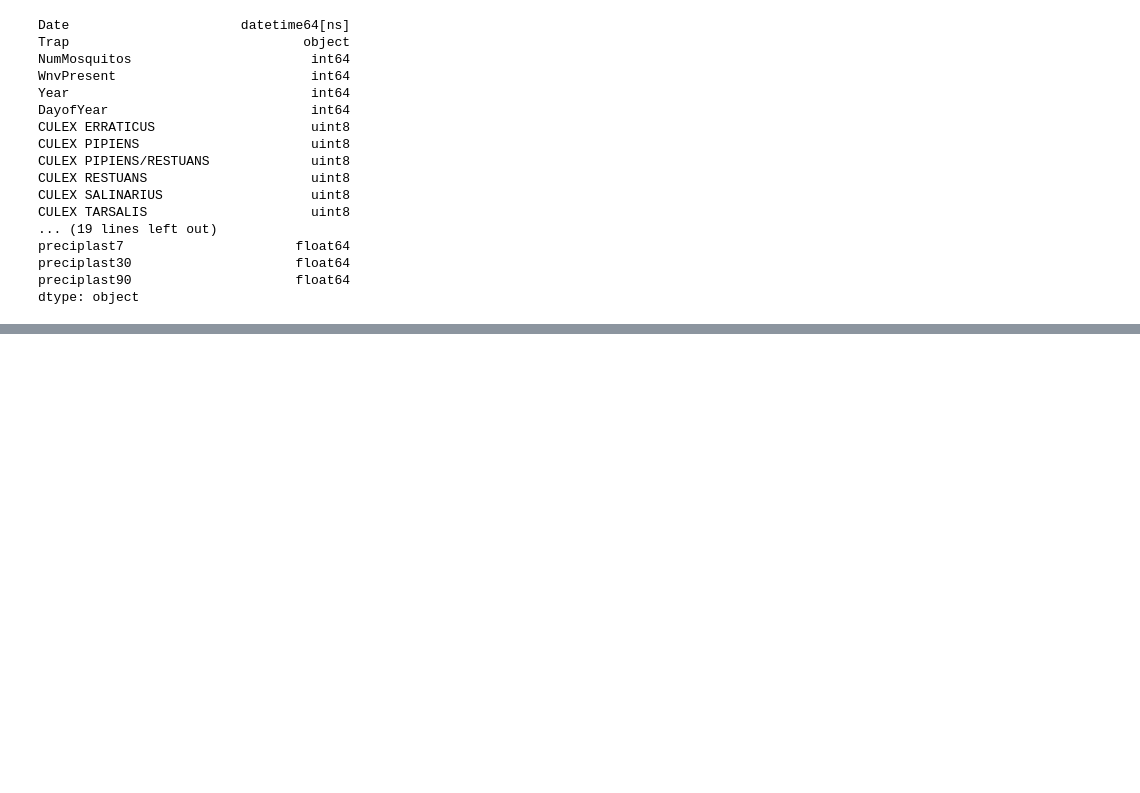
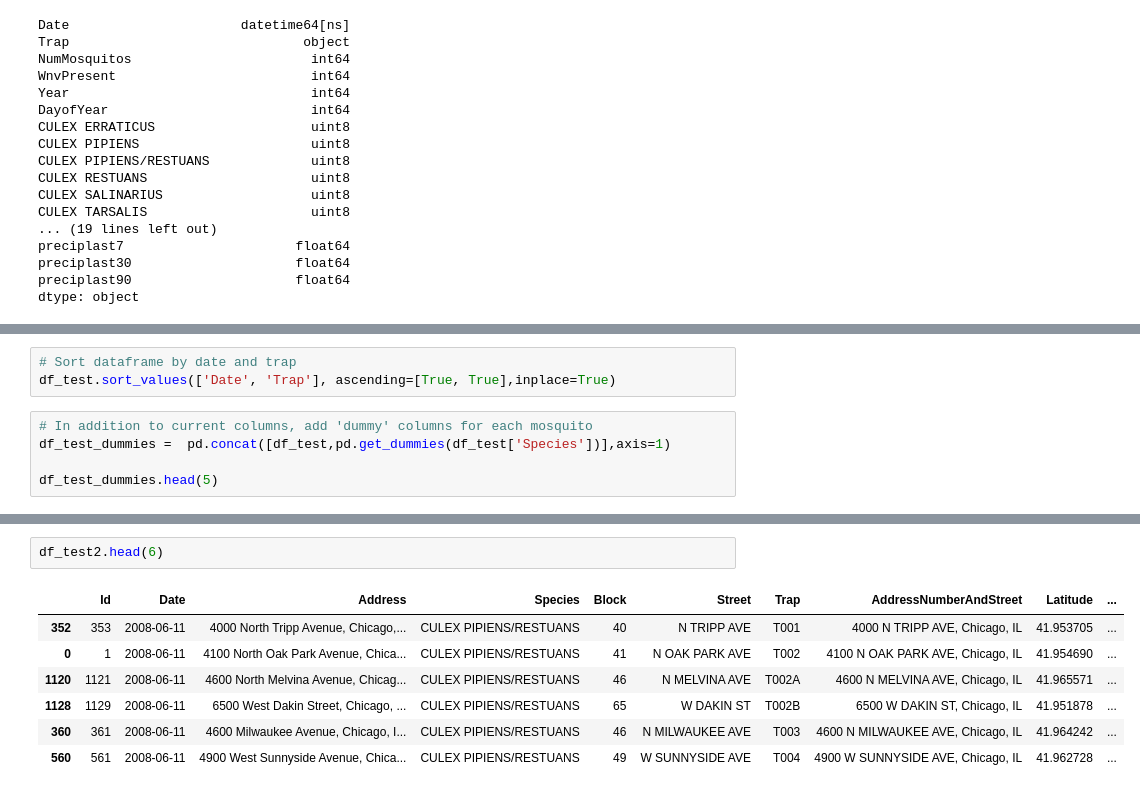
Before and after one commit to aakashtandel/Dream-Team-DSI-5, a Jupyter notebook: Project 4_Dream_Team.ipynb, the cells around one changed output, grey strips where cells are left out. Saved outputs shown, nothing was run; the diff lists cells and outputs as text; blank space fills up the shorter version.

```diff
--- a/Project 4_Dream_Team.ipynb
+++ b/Project 4_Dream_Team.ipynb
@@ -1202,0 +1230,8 @@ train_weather2.to_csv('train_weather2.csv',index=False)
+# %%
+# Sort dataframe by date and trap
+df_test.sort_values(['Date', 'Trap'], ascending=[True, True],inplace=True)
+# %%
+# In addition to current columns, add 'dummy' columns for each mosquito
+df_test_dummies =  pd.concat([df_test,pd.get_dummies(df_test['Species'])],axis=1)
+
+df_test_dummies.head(5)
@@ -1202,0 +1280,10 @@ train_weather2.to_csv('train_weather2.csv',index=False)
+# %%
+df_test2.head(6)
+# %% [output]
+|  | Id | Date | Address | Species | Block | Street | Trap | AddressNumberAndStreet | Latitude | ... |
+| 352 | 353 | 2008-06-11 | 4000 North Tripp Avenue, Chicago,... | CULEX PIPIENS/RESTUANS | 40 | N TRIPP AVE | T001 | 4000 N TRIPP AVE, Chicago, IL | 41.953705 | ... |
+| 0 | 1 | 2008-06-11 | 4100 North Oak Park Avenue, Chica... | CULEX PIPIENS/RESTUANS | 41 | N OAK PARK AVE | T002 | 4100 N OAK PARK AVE, Chicago, IL | 41.954690 | ... |
+| 1120 | 1121 | 2008-06-11 | 4600 North Melvina Avenue, Chicag... | CULEX PIPIENS/RESTUANS | 46 | N MELVINA AVE | T002A | 4600 N MELVINA AVE, Chicago, IL | 41.965571 | ... |
+| 1128 | 1129 | 2008-06-11 | 6500 West Dakin Street, Chicago, ... | CULEX PIPIENS/RESTUANS | 65 | W DAKIN ST | T002B | 6500 W DAKIN ST, Chicago, IL | 41.951878 | ... |
+| 360 | 361 | 2008-06-11 | 4600 Milwaukee Avenue, Chicago, I... | CULEX PIPIENS/RESTUANS | 46 | N MILWAUKEE AVE | T003 | 4600 N MILWAUKEE AVE, Chicago, IL | 41.964242 | ... |
+| 560 | 561 | 2008-06-11 | 4900 West Sunnyside Avenue, Chica... | CULEX PIPIENS/RESTUANS | 49 | W SUNNYSIDE AVE | T004 | 4900 W SUNNYSIDE AVE, Chicago, IL | 41.962728 | ... |
```
Also changed, not shown: parts of 13 cells of this notebook, 1 other file.
